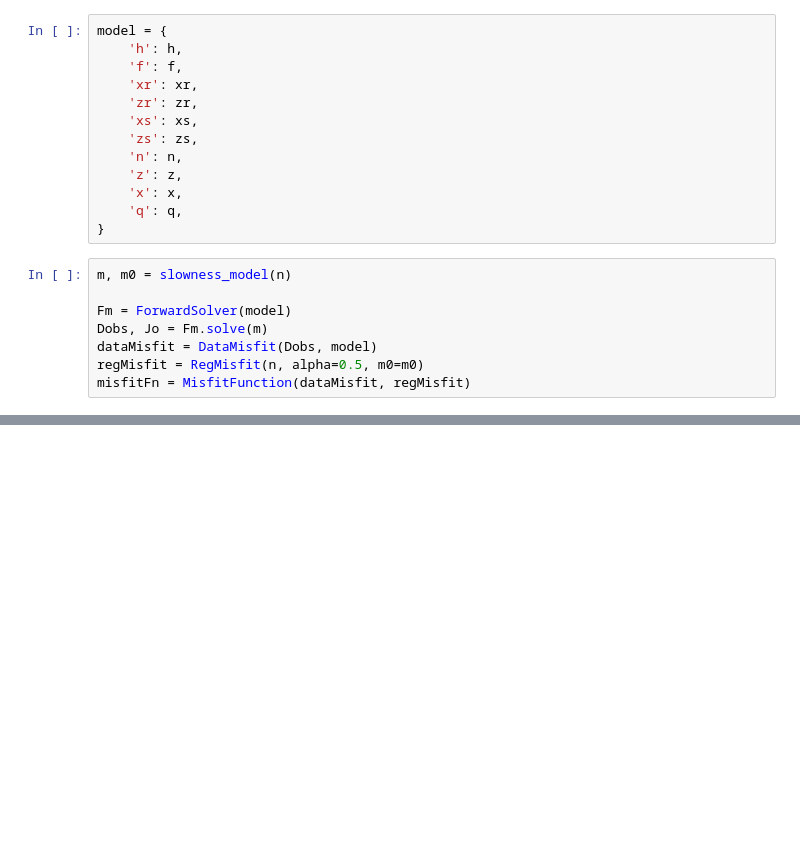
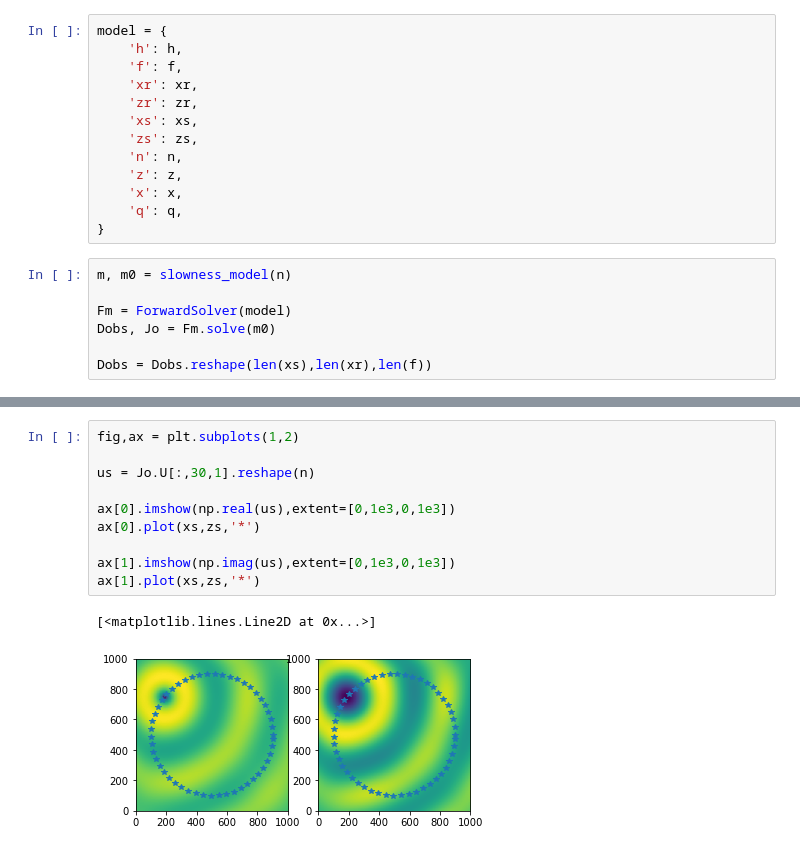
Before and after one commit to izzatum/SimpleFWI, a Jupyter notebook: Example_1.ipynb, the cells around one changed output, grey strips where cells are left out. Drawn from its saved outputs; the diff is of its cells as text; blank space fills up the shorter version.

```diff
--- a/Example_1.ipynb
+++ b/Example_1.ipynb
@@ -51,7 +55,6 @@ model = {
 m, m0 = slowness_model(n)
 
 Fm = ForwardSolver(model)
-Dobs, Jo = Fm.solve(m)
-dataMisfit = DataMisfit(Dobs, model)
-regMisfit = RegMisfit(n, alpha=0.5, m0=m0)
-misfitFn = MisfitFunction(dataMisfit, regMisfit)
+Dobs, Jo = Fm.solve(m0)
+
+Dobs = Dobs.reshape(len(xs),len(xr),len(f))
@@ -157,0 +67,13 @@ plt.show()
+# %%
+fig,ax = plt.subplots(1,2)
+
+us = Jo.U[:,30,1].reshape(n)
+
+ax[0].imshow(np.real(us),extent=[0,1e3,0,1e3])
+ax[0].plot(xs,zs,'*')
+
+ax[1].imshow(np.imag(us),extent=[0,1e3,0,1e3])
+ax[1].plot(xs,zs,'*')
+# %% [output]
+[<matplotlib.lines.Line2D at 0x...>]
+[figure, added]
```
Also changed, not shown: parts of 11 cells of this notebook.
